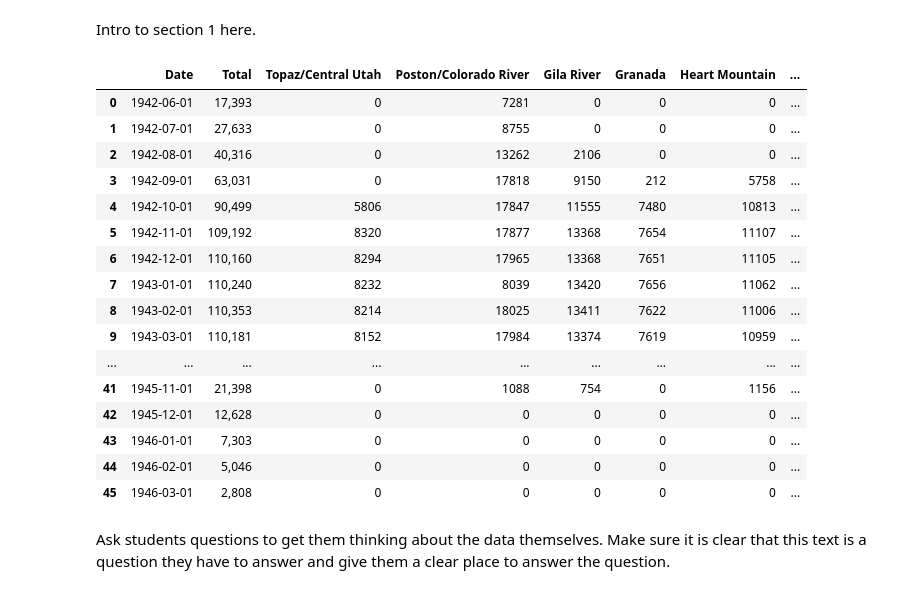
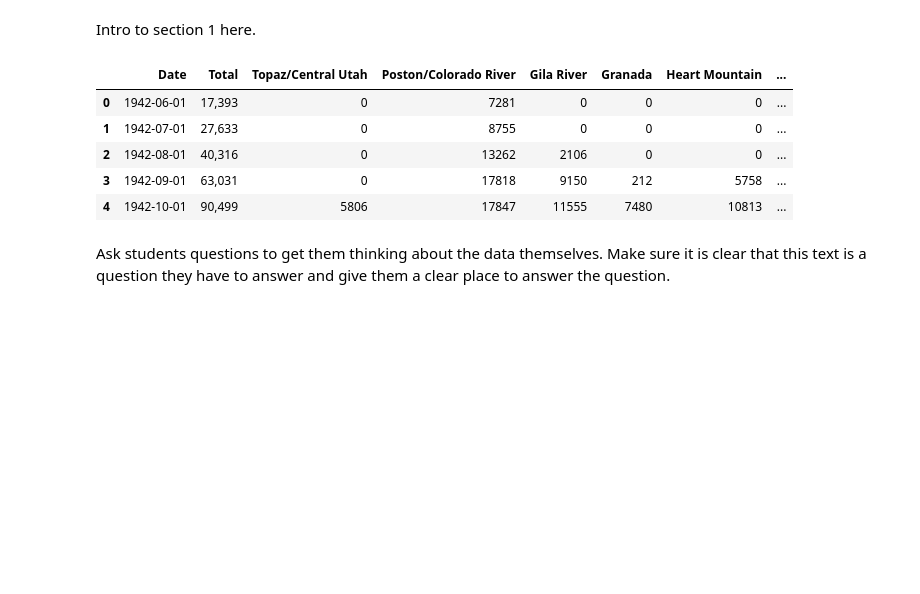
Before and after one commit to ds-modules/colwrit-r4b, a Jupyter notebook: Japanese-Internment-notebook.ipynb, the cells around one changed output. Drawn from its saved outputs; the diff is of its cells as text; code cells hidden in the pictures; blank space fills up the shorter version.

```diff
--- a/Japanese-Internment-notebook.ipynb
+++ b/Japanese-Internment-notebook.ipynb
@@ -87,45 +88,34 @@ pop_by_month = pd.read_csv("CampPopulationsByMonth.csv", error_bad_lines = False
 pop_by_month['Date']= pd.to_datetime(pop_by_month['Date'])
 
 pop_by_month["Topaz/Central Utah"] = pop_by_month["Topaz/Central Utah"].str.replace(',', '')
 pop_by_month['Topaz/Central Utah'] = pop_by_month['Topaz/Central Utah'].astype(int)
 pop_by_month["Poston/Colorado River"] = pop_by_month["Poston/Colorado River"].str.replace(',', '')
 pop_by_month['Poston/Colorado River'] = pop_by_month['Poston/Colorado River'].astype(int)
 pop_by_month["Gila River"] = pop_by_month["Gila River"].str.replace(',', '')
 pop_by_month['Gila River'] = pop_by_month['Gila River'].astype(int)
 pop_by_month["Granada"] = pop_by_month["Granada"].str.replace(',', '')
 pop_by_month['Granada'] = pop_by_month['Granada'].astype(int)
 pop_by_month["Heart Mountain"] = pop_by_month["Heart Mountain"].str.replace(',', '')
 pop_by_month['Heart Mountain'] = pop_by_month['Heart Mountain'].astype(int)
 pop_by_month["Jerome"] = pop_by_month["Jerome"].str.replace(',', '')
 pop_by_month['Jerome'] = pop_by_month['Jerome'].astype(int)
 pop_by_month["Manzanar"] = pop_by_month["Manzanar"].str.replace(',', '')
 pop_by_month['Manzanar'] = pop_by_month['Manzanar'].astype(int)
 pop_by_month["Minidoka"] = pop_by_month["Minidoka"].str.replace(',', '')
 pop_by_month['Minidoka'] = pop_by_month['Minidoka'].astype(int)
 pop_by_month["Rohwer"] = pop_by_month["Rohwer"].str.replace(',', '')
 pop_by_month['Rohwer'] = pop_by_month['Rohwer'].astype(int)
 pop_by_month["Tule Lake"] = pop_by_month["Tule Lake"].str.replace(',', '')
 pop_by_month['Tule Lake'] = pop_by_month['Tule Lake'].astype(int)
 
-pop_by_month
+pop_by_month.head()
 # %% [output]
 |  | Date | Total | Topaz/Central Utah | Poston/Colorado River | Gila River | Granada | Heart Mountain | ... |
 | 0 | 1942-06-01 | 17,393 | 0 | 7281 | 0 | 0 | 0 | ... |
 | 1 | 1942-07-01 | 27,633 | 0 | 8755 | 0 | 0 | 0 | ... |
 | 2 | 1942-08-01 | 40,316 | 0 | 13262 | 2106 | 0 | 0 | ... |
 | 3 | 1942-09-01 | 63,031 | 0 | 17818 | 9150 | 212 | 5758 | ... |
 | 4 | 1942-10-01 | 90,499 | 5806 | 17847 | 11555 | 7480 | 10813 | ... |
-| 5 | 1942-11-01 | 109,192 | 8320 | 17877 | 13368 | 7654 | 11107 | ... |
-| 6 | 1942-12-01 | 110,160 | 8294 | 17965 | 13368 | 7651 | 11105 | ... |
-| 7 | 1943-01-01 | 110,240 | 8232 | 8039 | 13420 | 7656 | 11062 | ... |
-| 8 | 1943-02-01 | 110,353 | 8214 | 18025 | 13411 | 7622 | 11006 | ... |
-| 9 | 1943-03-01 | 110,181 | 8152 | 17984 | 13374 | 7619 | 10959 | ... |
-| ... | ... | ... | ... | ... | ... | ... | ... | ... |
-| 41 | 1945-11-01 | 21,398 | 0 | 1088 | 754 | 0 | 1156 | ... |
-| 42 | 1945-12-01 | 12,628 | 0 | 0 | 0 | 0 | 0 | ... |
-| 43 | 1946-01-01 | 7,303 | 0 | 0 | 0 | 0 | 0 | ... |
-| 44 | 1946-02-01 | 5,046 | 0 | 0 | 0 | 0 | 0 | ... |
-| 45 | 1946-03-01 | 2,808 | 0 | 0 | 0 | 0 | 0 | ... |
 # %% [markdown]
 Ask students questions to get them thinking about the data themselves. Make sure it is clear that this text is a question they have to answer and give them a clear place to answer the question.
 # %% [markdown]
```
Also changed, not shown: parts of 10 cells of this notebook.
